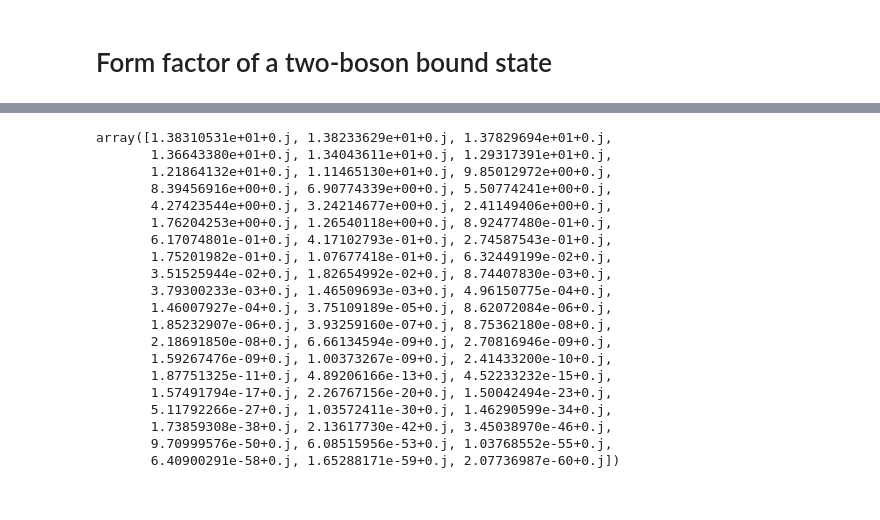
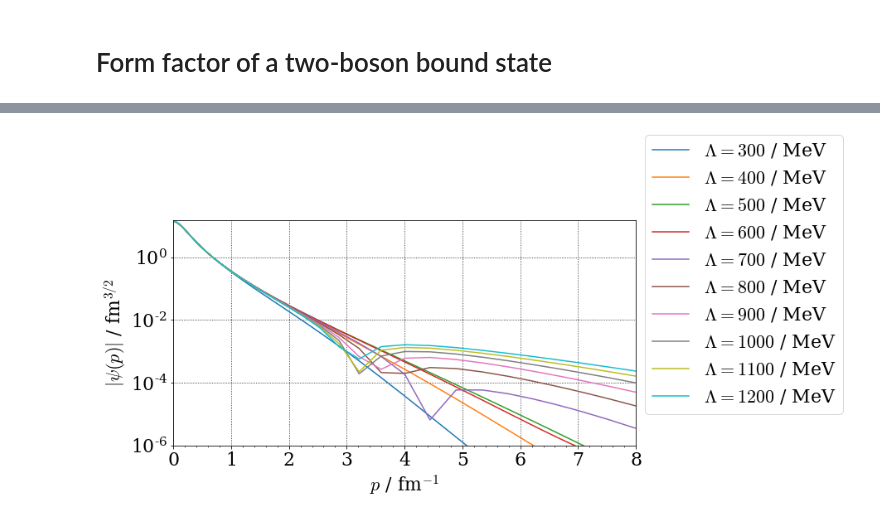
Before and after one commit to dschuechter/physics760_schuechter_krause, a Jupyter notebook: Exercise06/exercise_06.ipynb, the cells around one changed output, grey strips where cells are left out. Cells and saved outputs as stored; diff of their text form; code cells hidden in the pictures.

```diff
--- a/Exercise06/exercise_06.ipynb
+++ b/Exercise06/exercise_06.ipynb
@@ -12,4 +13,5 @@ from functions import * #Import the functions given in the lecture
 # %%
+hbarc = 197.327
 Lambda = [300+i*100 for i in range(0, 10)]
 C0 = [-9.827953*1e-2, -2.820315*1e-02,  -4.221894*1e-04, 1.285743*1e-02,
       2.016719*1e-02,  2.470795*1e-02, 2.786520*1e-02,  3.030801*1e-02,
@@ -17,10 +19,6 @@ C0 = [-9.827953*1e-2, -2.820315*1e-02,  -4.221894*1e-04, 1.285743*1e-02,
 nx =20
 mpi = 138
 A = -0.1544435
-E = -2.225*5.06*1e-3
+E = -2.225/hbarc
 neigv = 1
 cutoff=Lambda
-pot = OBEpot(nx=nx,mpi=mpi,C0=C0[0],A=A,cutoff=Lambda[0])
-solver=TwoBody(pot=pot, np1=40,np2=20,pa=1.0,pb=7.0,pc=8.0,mred=938.92/2,l=0,
-                            nr1=40, nr2=20, ra=1.0, rb=5.0, rc=20.0,
-                            np1four=400,np2four=200)
@@ -34,23 +25,22 @@ plt.yscale('log')
-# %%
-solver.eigv(E, neigv)[-1]
-# %% [output]
-array([1.38310531e+01+0.j, 1.38233629e+01+0.j, 1.37829694e+01+0.j,
-       1.36643380e+01+0.j, 1.34043611e+01+0.j, 1.29317391e+01+0.j,
-       1.21864132e+01+0.j, 1.11465130e+01+0.j, 9.85012972e+00+0.j,
-       8.39456916e+00+0.j, 6.90774339e+00+0.j, 5.50774241e+00+0.j,
-       4.27423544e+00+0.j, 3.24214677e+00+0.j, 2.41149406e+00+0.j,
-       1.76204253e+00+0.j, 1.26540118e+00+0.j, 8.92477480e-01+0.j,
-       6.17074801e-01+0.j, 4.17102793e-01+0.j, 2.74587543e-01+0.j,
-       1.75201982e-01+0.j, 1.07677418e-01+0.j, 6.32449199e-02+0.j,
-       3.51525944e-02+0.j, 1.82654992e-02+0.j, 8.74407830e-03+0.j,
-       3.79300233e-03+0.j, 1.46509693e-03+0.j, 4.96150775e-04+0.j,
-       1.46007927e-04+0.j, 3.75109189e-05+0.j, 8.62072084e-06+0.j,
-       1.85232907e-06+0.j, 3.93259160e-07+0.j, 8.75362180e-08+0.j,
-       2.18691850e-08+0.j, 6.66134594e-09+0.j, 2.70816946e-09+0.j,
-       1.59267476e-09+0.j, 1.00373267e-09+0.j, 2.41433200e-10+0.j,
-       1.87751325e-11+0.j, 4.89206166e-13+0.j, 4.52233232e-15+0.j,
-       1.57491794e-17+0.j, 2.26767156e-20+0.j, 1.50042494e-23+0.j,
-       5.11792266e-27+0.j, 1.03572411e-30+0.j, 1.46290599e-34+0.j,
-       1.73859308e-38+0.j, 2.13617730e-42+0.j, 3.45038970e-46+0.j,
-       9.70999576e-50+0.j, 6.08515956e-53+0.j, 1.03768552e-55+0.j,
-       6.40900291e-58+0.j, 1.65288171e-59+0.j, 2.07736987e-60+0.j])
+# %%
+beauty_plot()
+plt.xlim(0,8)
+plt.ylim(1E-6,15)
+p_list = []
+psi_list = []
+for i in range(len(Lambda)):
+    pot = OBEpot(nx=nx,mpi=mpi,C0=C0[i],A=A,cutoff=Lambda[i])
+    solver=TwoBody(pot=pot,np1=40,np2=20,pa=1.0,pb=7.0,pc=35.0,mred=938.92/2,l=0,
+                            nr1=40, nr2=20, ra=1.0, rb=5.0, rc=20.0,
+                            np1four=400,np2four=200)
+    p_list.append(solver.eigv(E, neigv)[1])
+    psi_list.append(solver.eigv(E, neigv)[-1])
+    plt.plot(p_list[i],np.abs(psi_list[i]), label="$\Lambda=%d$ / MeV"%(Lambda[i]))
+plt.yscale('log')
+plt.tick_params(axis='y', which='minor')
+plt.xlabel("$p$ / fm$^{-1}$")
+plt.ylabel('$|\psi(p)|$ / fm$^{3/2}$')
+plt.legend(bbox_to_anchor=(1,0.1))
+plt.show()
+# %% [output]
+[figure, added]
```
Also changed, not shown: parts of 3 cells of this notebook, 1 other file.
